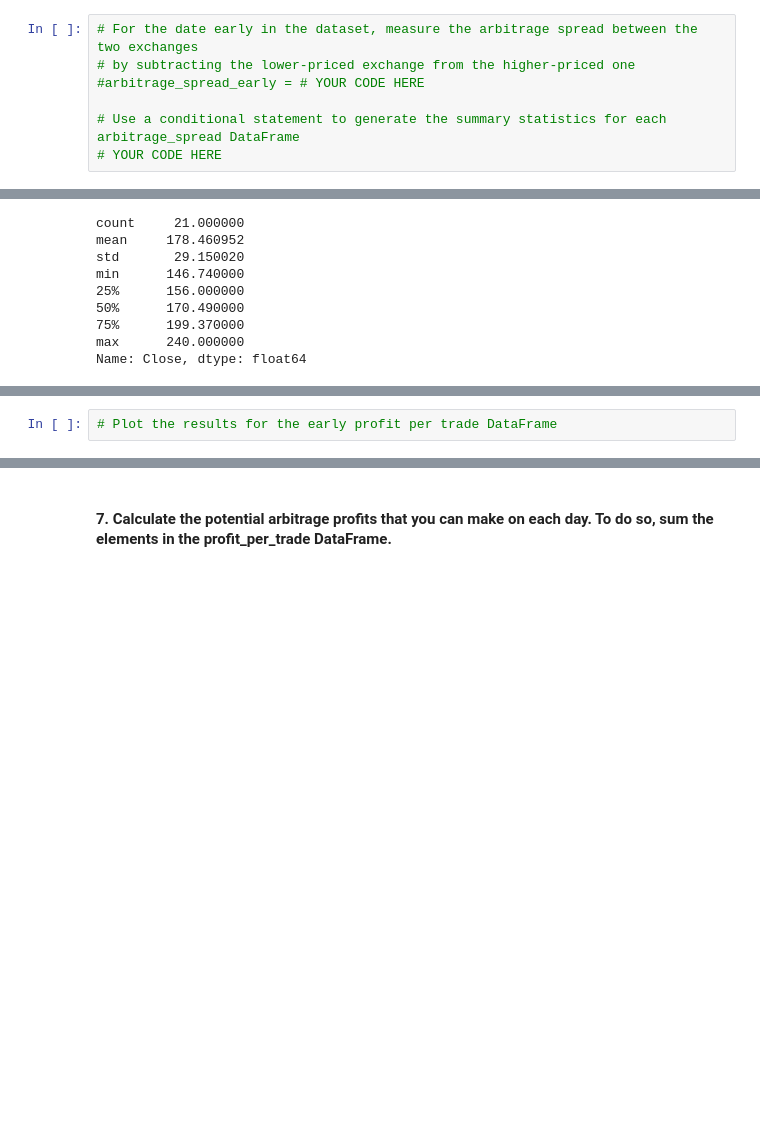
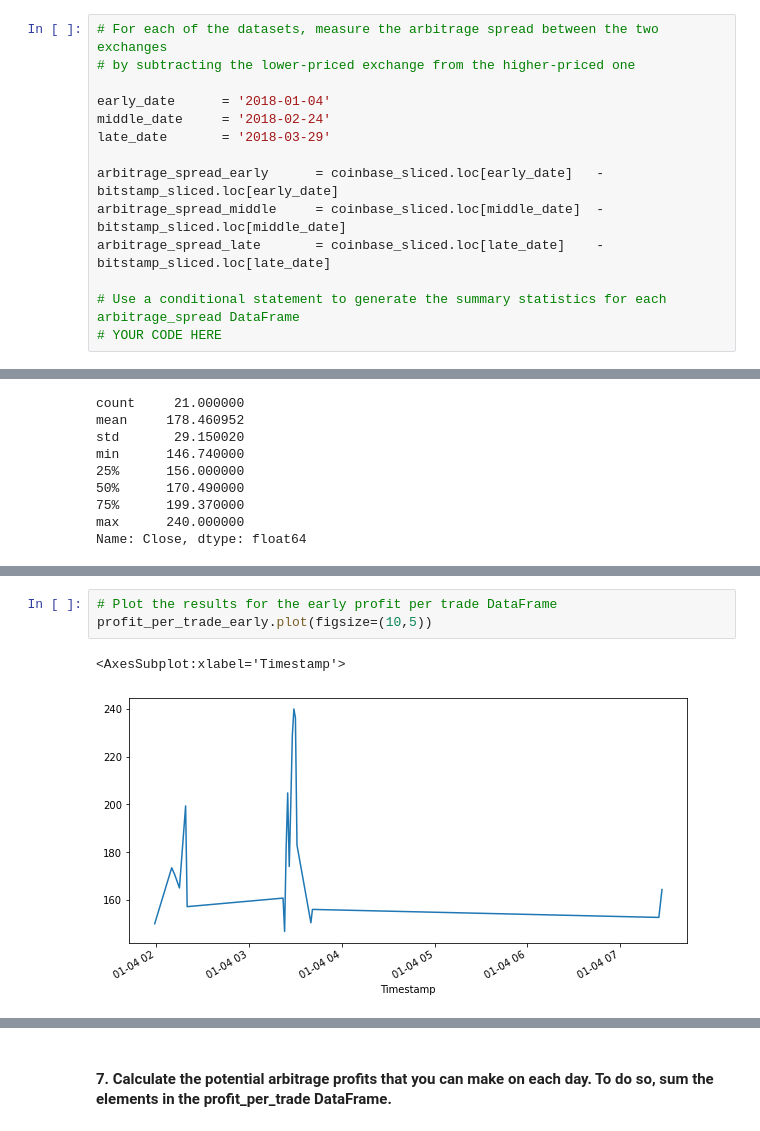
Before and after one commit to ForrestSurles/Bitcoin_Exchange_Arbitrage_Analysis, a Jupyter notebook: crypto_arbitrage.ipynb, the cells around one changed output, grey strips where cells are left out. Drawn from its saved outputs; the diff is of its cells as text; blank space fills up the shorter version.

```diff
--- a/crypto_arbitrage.ipynb
+++ b/crypto_arbitrage.ipynb
@@ -465,9 +465,16 @@ Calculate the potential profits for each date that you selected in the previous
 
 *NOTE*: For illustration, only one of the three dates is shown in the starter code below.
 # %%
-# For the date early in the dataset, measure the arbitrage spread between the two exchanges
+# For each of the datasets, measure the arbitrage spread between the two exchanges
 # by subtracting the lower-priced exchange from the higher-priced one
-#arbitrage_spread_early = # YOUR CODE HERE
+
+early_date      = '2018-01-04'
+middle_date     = '2018-02-24'
+late_date       = '2018-03-29'
+
+arbitrage_spread_early      = coinbase_sliced.loc[early_date]   -   bitstamp_sliced.loc[early_date]
+arbitrage_spread_middle     = coinbase_sliced.loc[middle_date]  -   bitstamp_sliced.loc[middle_date]
+arbitrage_spread_late       = coinbase_sliced.loc[late_date]    -   bitstamp_sliced.loc[late_date]
 
 # Use a conditional statement to generate the summary statistics for each arbitrage_spread DataFrame
 # YOUR CODE HERE
@@ -665,2 +719,6 @@ Name: Close, dtype: float64
 # %%
 # Plot the results for the early profit per trade DataFrame
+profit_per_trade_early.plot(figsize=(10,5))
+# %% [output]
+<AxesSubplot:xlabel='Timestamp'>
+[figure, added]
```
Also changed, not shown: parts of 20 cells of this notebook.
